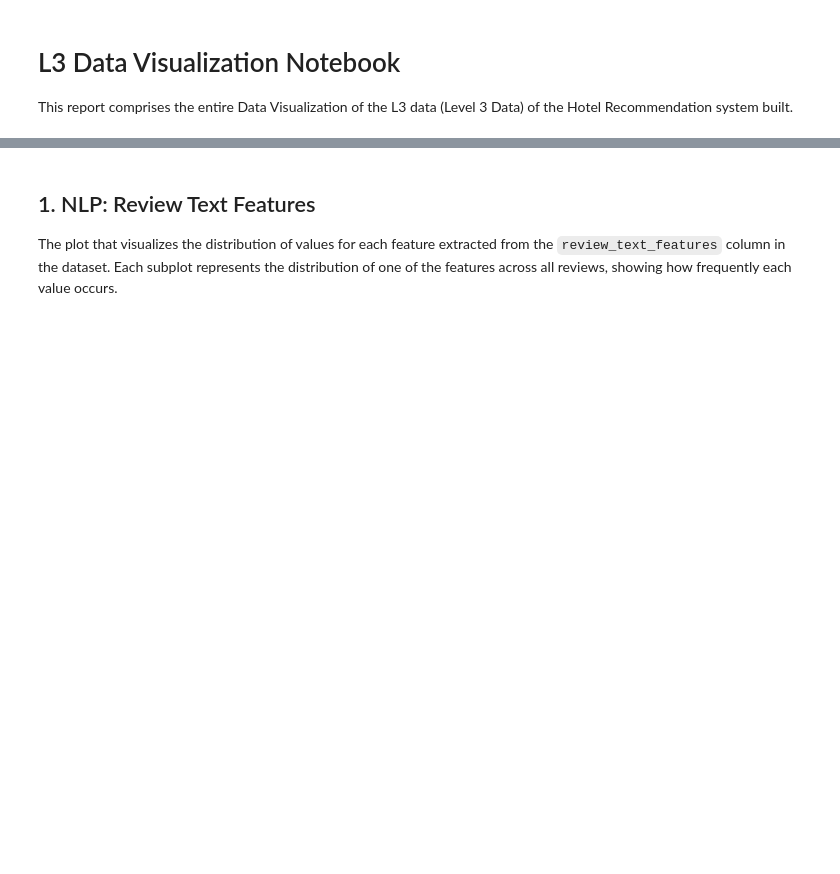
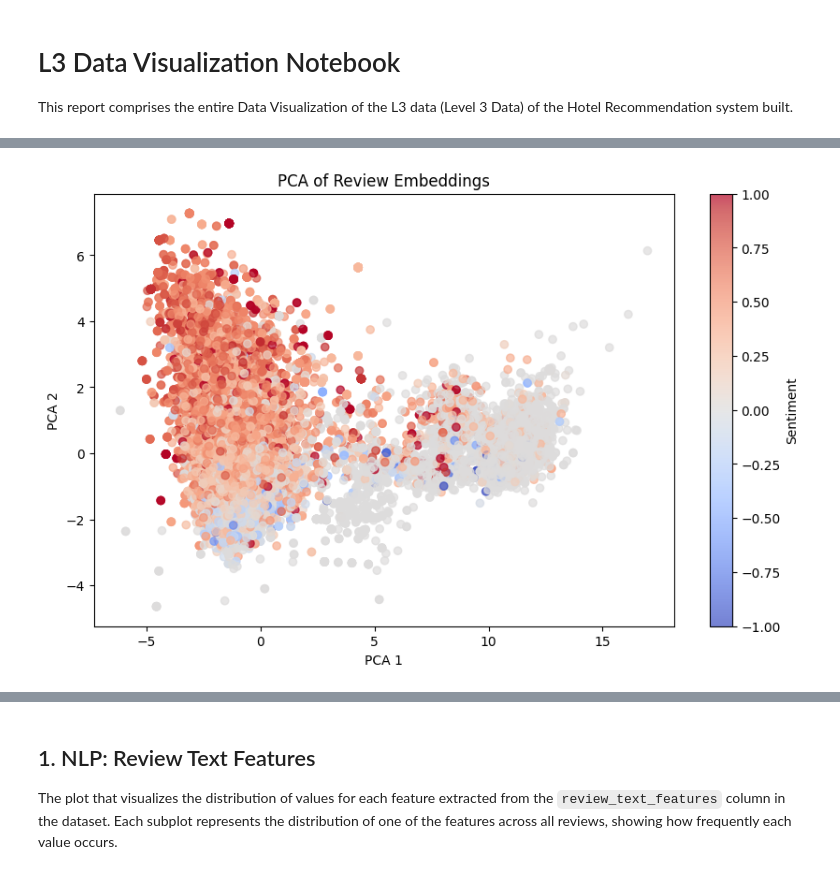
Before and after one commit to PromaChow/HotelRecommendationSystem, a Jupyter notebook: src/data_visualization_l3.ipynb, the cells around one changed output, grey strips where cells are left out. Cells and saved outputs as stored; diff of their text form; code cells hidden in the pictures; blank space fills up the shorter version.

```diff
--- a/src/data_visualization_l3.ipynb
+++ b/src/data_visualization_l3.ipynb
@@ -23,8 +21,8 @@ from dash.dependencies import Input, Output
 
 # Load the Parquet file into a pandas DataFrame
 s3_file_path = "../output/l3_data_2024-09-01_10-02-26.parquet"
-data = pd.read_parquet(s3_file_path, engine='pyarrow')
+df = pd.read_parquet(s3_file_path, engine='pyarrow')
 
 # Display the first few rows of the DataFrame
-df_head = data.head()
-df_head.style.hide()
+# df_head = data.head()
+# df_head.style.hide()
@@ -97,0 +29,15 @@ TypeError: only list-like objects are allowed to be passed to isin(), you passed
+# %%
+# 4. Embedding Visualization with PCA
+embeddings = pd.DataFrame(df['embedding'].to_list())
+pca = PCA(n_components=2)
+pca_result = pca.fit_transform(embeddings)
+
+plt.figure(figsize=(10, 6))
+plt.scatter(pca_result[:, 0], pca_result[:, 1], c=df['sentiment'], cmap='coolwarm', alpha=0.7)
+plt.colorbar(label='Sentiment')
+plt.title('PCA of Review Embeddings')
+plt.xlabel('PCA 1')
+plt.ylabel('PCA 2')
+plt.show()
+# %% [output]
+[figure, added]
```
Also changed, not shown: parts of 20 cells of this notebook, 3 other files.
